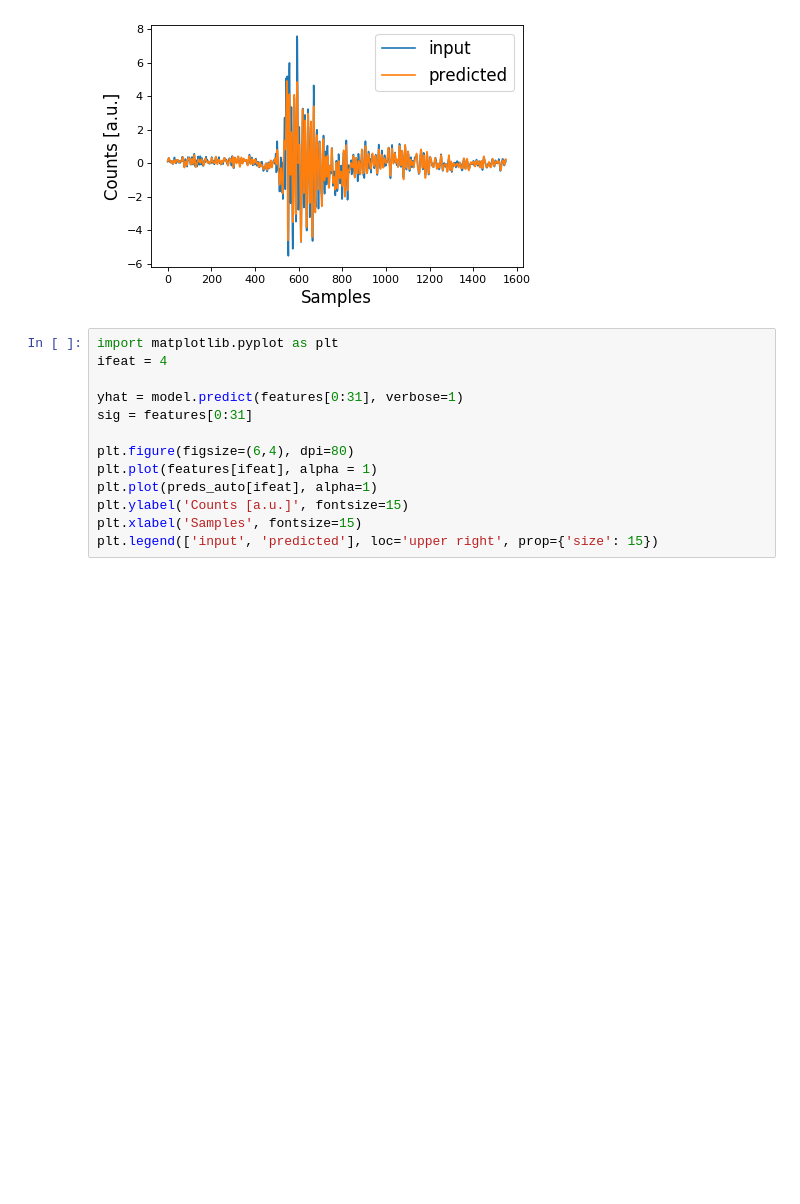
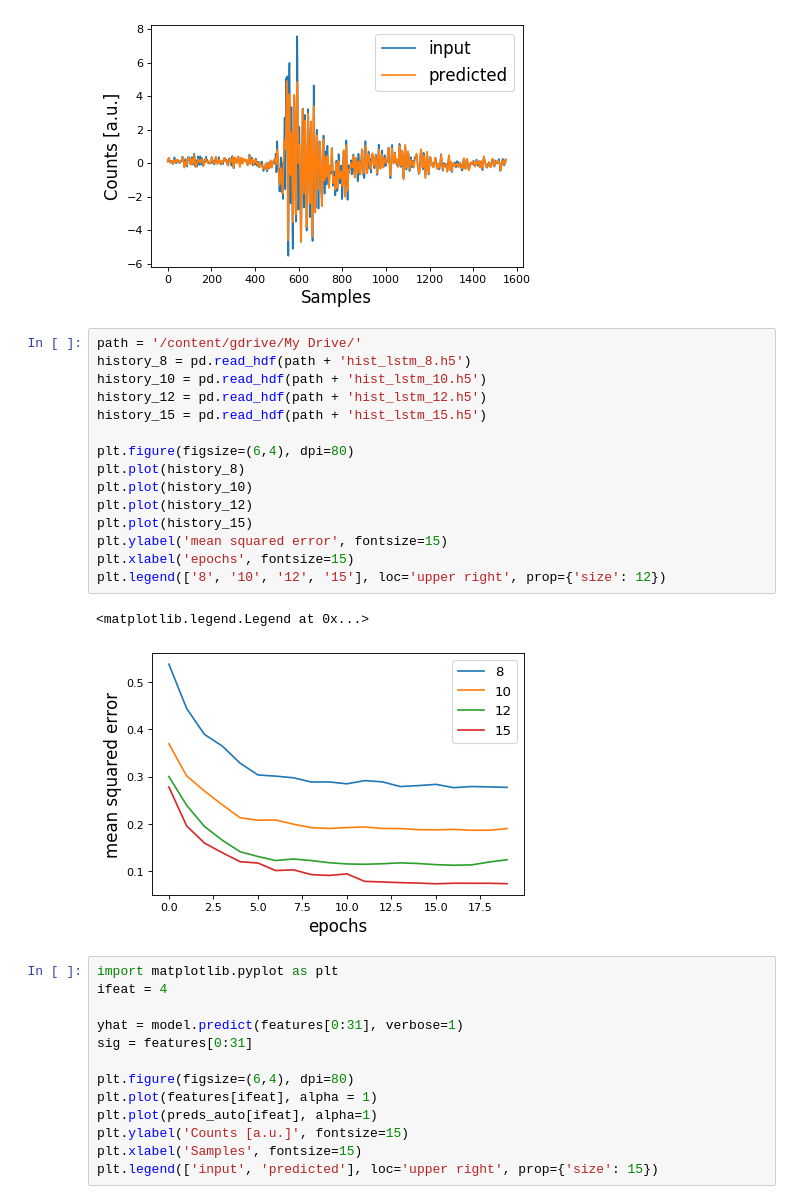
Before and after one commit to llayer/StromboliWF, a Jupyter notebook: autoencoder.ipynb, the cells around one changed output. Saved outputs shown, nothing was run; the diff lists cells and outputs as text; blank space fills up the shorter version.

```diff
--- a/autoencoder.ipynb
+++ b/autoencoder.ipynb
@@ -282,6 +296,24 @@ plt.legend(['input', 'predicted'], loc='upper right', prop={'size': 15})
 # %% [output]
 <matplotlib.legend.Legend at 0x...>
 [figure]
+# %%
+path = '/content/gdrive/My Drive/'
+history_8 = pd.read_hdf(path + 'hist_lstm_8.h5')
+history_10 = pd.read_hdf(path + 'hist_lstm_10.h5')
+history_12 = pd.read_hdf(path + 'hist_lstm_12.h5')
+history_15 = pd.read_hdf(path + 'hist_lstm_15.h5')
+
+plt.figure(figsize=(6,4), dpi=80)
+plt.plot(history_8)
+plt.plot(history_10)
+plt.plot(history_12)
+plt.plot(history_15)
+plt.ylabel('mean squared error', fontsize=15)
+plt.xlabel('epochs', fontsize=15)
+plt.legend(['8', '10', '12', '15'], loc='upper right', prop={'size': 12})
+# %% [output]
+<matplotlib.legend.Legend at 0x...>
+[figure, added]
 # %%
 import matplotlib.pyplot as plt
 ifeat = 4
```
Also changed, not shown: parts of 12 cells of this notebook.
